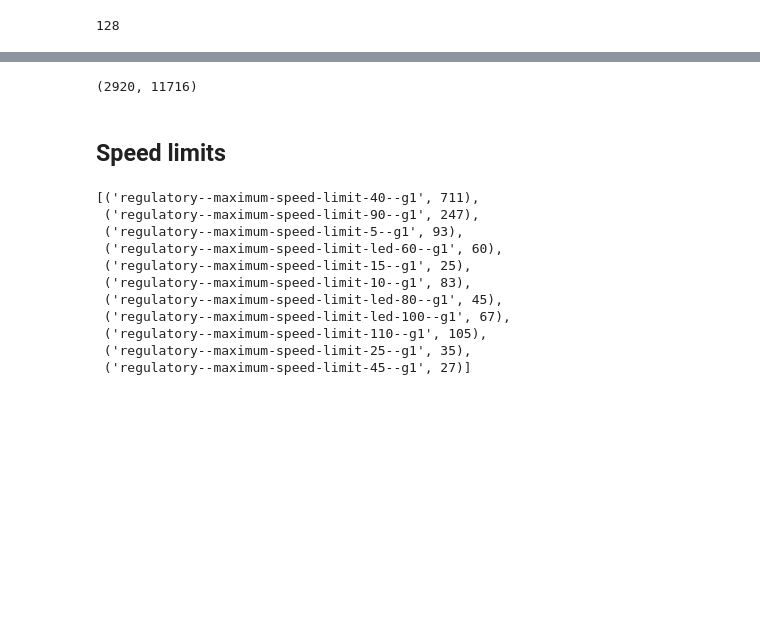
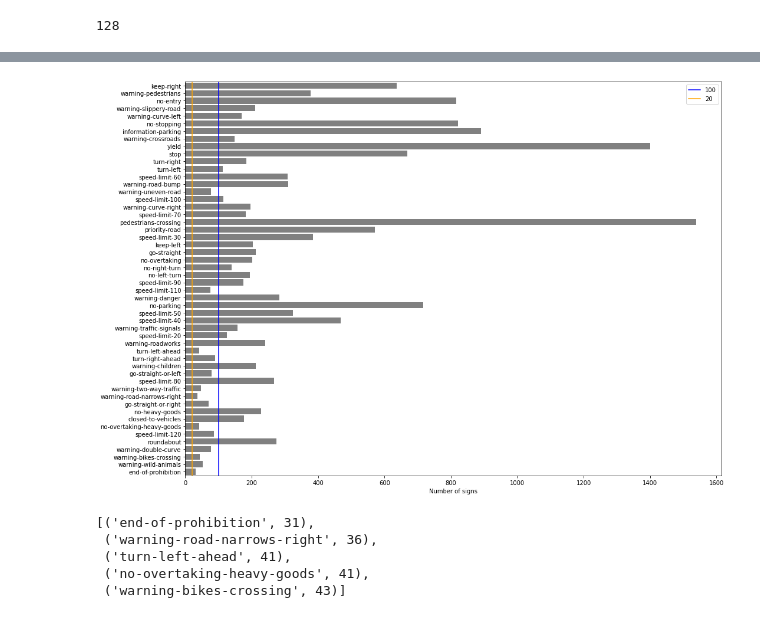
Before and after one commit to tschiolborg/synthetic_data_project, a Jupyter notebook: reduce_classes.ipynb, the cells around one changed output, grey strips where cells are left out. Drawn from its saved outputs; the diff is of its cells as text; code cells hidden in the pictures; blank space fills up the shorter version.

```diff
--- a/reduce_classes.ipynb
+++ b/reduce_classes.ipynb
@@ -180,6 +195,0 @@ sum(list(bins.values())[:3]), sum(list(bins.values())[3:])
-# %%
-with open('data/classes/might_keep.txt') as f:
-    might_keep = f.readlines()
-might_keep = [s.replace('\n', '') for s in might_keep]
-might_keep = [item for s in might_keep if s != '' for item in s.split(', ')]
-len(might_keep)
@@ -188,21 +196,21 @@ len(might_keep)
 # %%
-might_count = {}
-might_areas = []
-might_areas_other = []
+count2 = {}
+n_too_small = 0
+threshold = 30**2
 
 for anno_file in anno_files:
     with open(os.path.join(new_anno_dir, anno_file)) as f:
         anno = json.load(f)
 
     for label, area in zip(anno['labels'], anno['areas']):
-        if label in might_keep:
-            might_areas.append(area)
-            if label in might_count:
-                might_count[label] += 1
+        if label in keep:
+            label = map_mtsd2str[label]
+            if area < threshold:
+                n_too_small += 1
             else:
-                might_count[label] = 1
-        else:
-            might_areas_other.append(area)
-
-len(might_areas), len(might_areas_other)
+                if label in count2:
+                    count2[label] += 1
+                else:
+                    count2[label] = 1
+len(count2), n_too_small
 # %% [output]
@@ -253,20 +218,12 @@ plt.show()
-# %%
-sum(list(bins.values())[:3]), sum(list(bins.values())[3:])
-# %% [output]
-(2920, 11716)
-# %% [markdown]
-## Speed limits
-# %%
-[(c,might_count[c]) for c in might_count if "regulatory--maximum-speed-limit" in c]
-# %% [output]
-[('regulatory--maximum-speed-limit-40--g1', 711),
- ('regulatory--maximum-speed-limit-90--g1', 247),
- ('regulatory--maximum-speed-limit-5--g1', 93),
- ('regulatory--maximum-speed-limit-led-60--g1', 60),
- ('regulatory--maximum-speed-limit-15--g1', 25),
- ('regulatory--maximum-speed-limit-10--g1', 83),
- ('regulatory--maximum-speed-limit-led-80--g1', 45),
- ('regulatory--maximum-speed-limit-led-100--g1', 67),
- ('regulatory--maximum-speed-limit-110--g1', 105),
- ('regulatory--maximum-speed-limit-25--g1', 35),
- ('regulatory--maximum-speed-limit-45--g1', 27)]
+# %%
+plot_count(x=list(count2.values()), y=list(count2.keys()))
+# %% [output]
+[figure, added]
+# %%
+sorted(count2.items(), key=lambda x: x[1])[:5]
+# %% [output]
+[('end-of-prohibition', 31),
+ ('warning-road-narrows-right', 36),
+ ('turn-left-ahead', 41),
+ ('no-overtaking-heavy-goods', 41),
+ ('warning-bikes-crossing', 43)]
```
Also changed, not shown: parts of 28 cells of this notebook, 15 other files.
